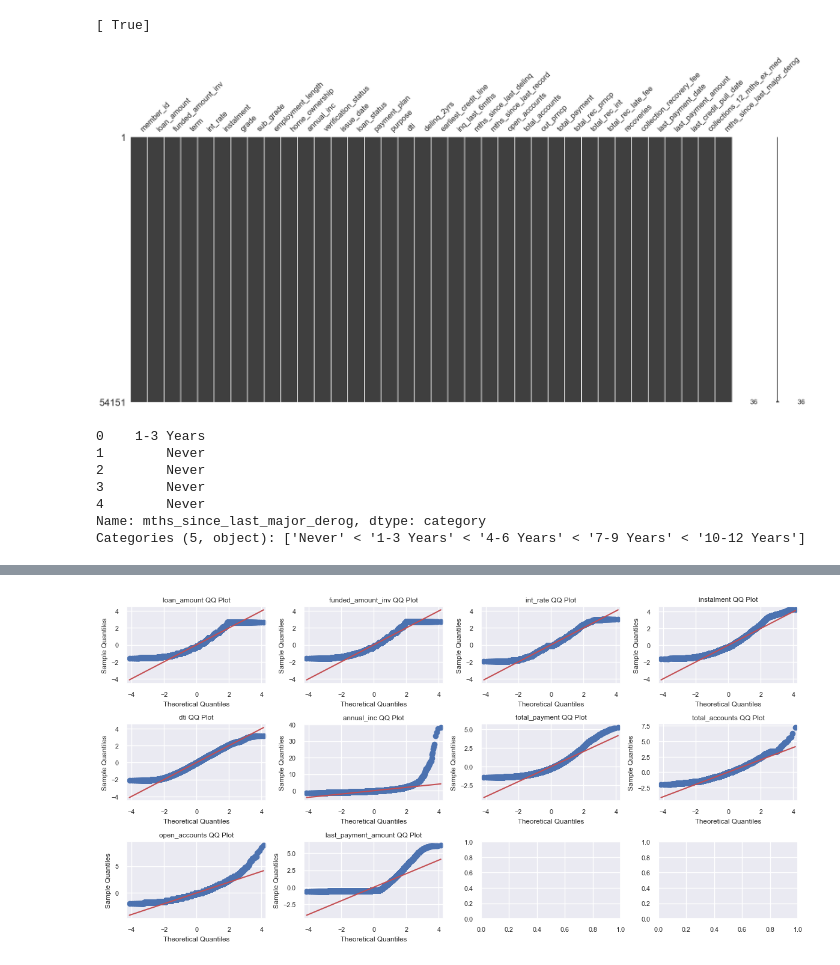
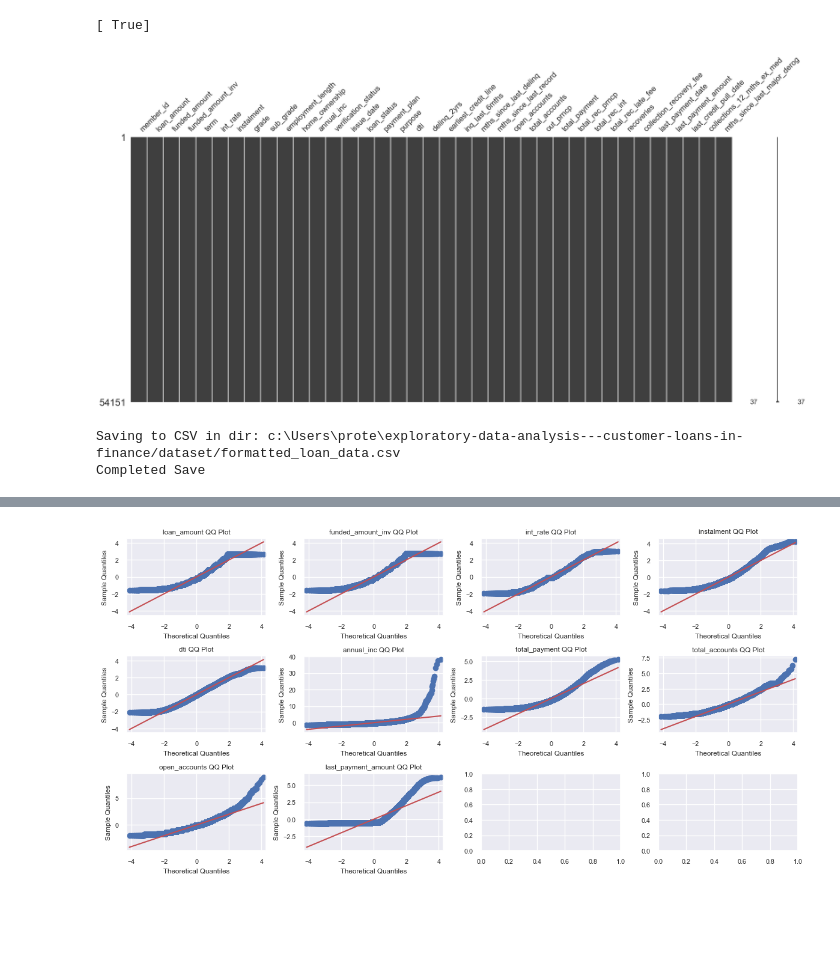
Before and after one commit to stealthchopper2k/exploratory-data-analysis---customer-loans-in-finance, a Jupyter notebook: main.ipynb, the cells around one changed output, grey strips where cells are left out. Drawn from its saved outputs; the diff is of its cells as text; code cells hidden in the pictures; blank space fills up the shorter version.

Commit message:
analysing future repayment of loans

```diff
--- a/main.ipynb
+++ b/main.ipynb
@@ -160,29 +135,26 @@ Transformer.drop_cols(drop_cols)
 # %%
 # Impute and further drop
 # NMAR
 # missing employment length likely means unemployed so impute 0
 
 t_form = DataFrameTransform(df)
 
 # Assume When Employment length is missing it means they don't have a job
 t_form.impute_zeros(['employment_length'])
 # mean interest rate since its within normal dist
-t_form.impute_median(['int_rate', 'loan_amount'])
+t_form.impute_median(['int_rate', 'loan_amount', 'funded_amount'])
 
 # these rows have insignificant null vals
 t_form.drop_null_rows(['last_payment_date', 'last_credit_pull_date'])
 plt = Plotter(t_form.df)
 plt.missing_nulls_vis()
-print(df['mths_since_last_major_derog'].head())
+
+RDSDatabaseConnector.save_to_csv(
+    t_form.df, "formatted_loan_data.csv")
 # %% [output]
-[figure, old version]
+[figure, new version]
-0    1-3 Years
-1        Never
-2        Never
-3        Never
-4        Never
-Name: mths_since_last_major_derog, dtype: category
-Categories (5, object): ['Never' < '1-3 Years' < '4-6 Years' < '7-9 Years' < '10-12 Years']
+Saving to CSV in dir: c:\Users\prote\exploratory-data-analysis---customer-loans-in-finance/dataset/formatted_loan_data.csv
+Completed Save
 # %%
 
 # delinq appears more discrete than continuous so we dont include in skew analysis
```
Also changed, not shown: parts of 20 cells of this notebook, 5 other files.
